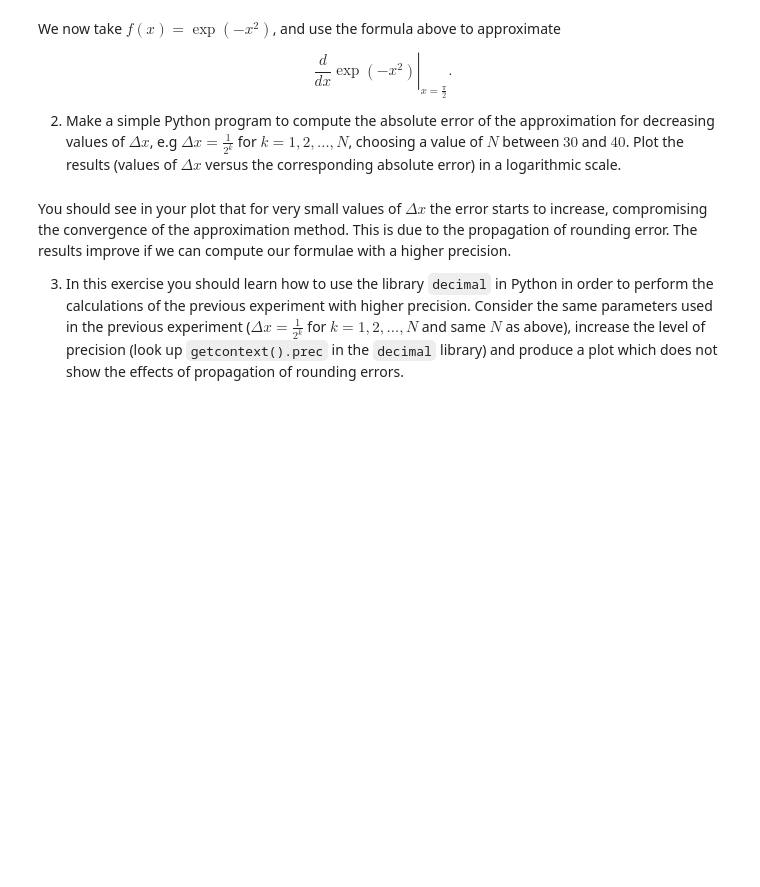
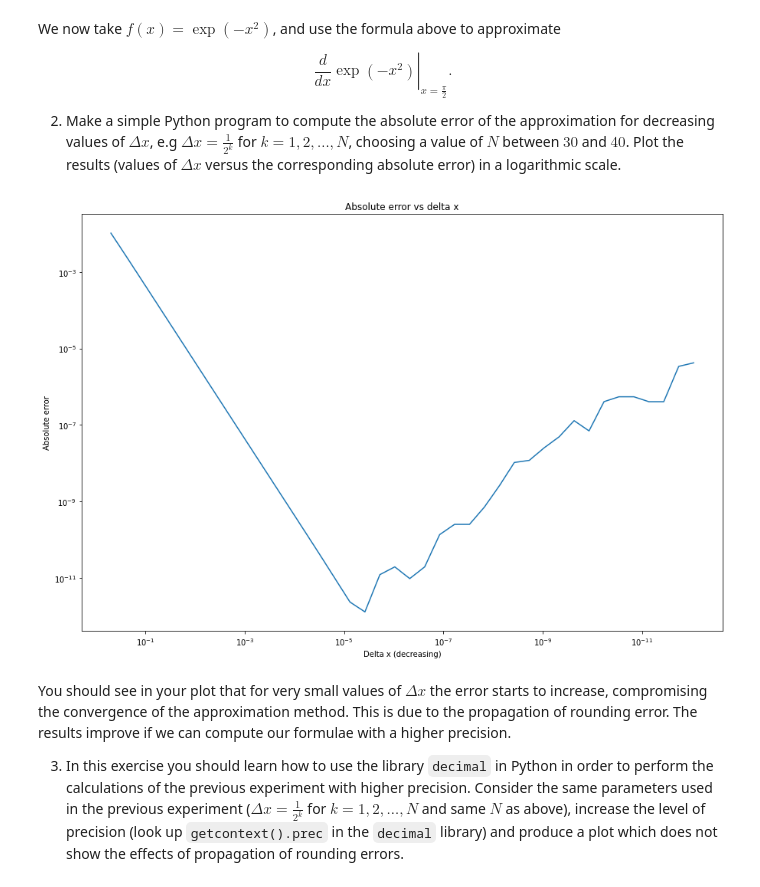
Before and after one commit to BollaBerg/MA2501-Numerical-methods, a Jupyter notebook: project-1/project1.ipynb, the cells around one changed output. Cells and saved outputs as stored; diff of their text form; code cells hidden in the pictures; blank space fills up the shorter version.

```diff
--- a/project-1/project1.ipynb
+++ b/project-1/project1.ipynb
@@ -15,3 +17,6 @@ import decimal as dec
+# %%
+# Set some default params
+plt.rcParams["figure.figsize"] = (15, 10)
 # %% [markdown]
 ## 1 - Propagation of rounding errors
 The following exercise illustrates the effects of propagation of rounding errors in a numerical algorithm.
@@ -36,3 +40,33 @@ Plot the results (values of $\Delta x$ versus the corresponding absolute error)
+# %%
+# Your code
+N = 40
+X = math.pi / 2
+errors = []
+deltas = []
+
+def f(x):
+    return math.exp(-(x**2))
+
+def f_derived(x):
+    return -2 * x * f(x)
+
+for k in range(1, N + 1):
+    delta_x = 1 / (2**k)
+    approximation = (f(X + delta_x/2) - f(X - delta_x/2)) / delta_x
+    actual = f_derived(X)
+    deltas.append(delta_x)
+    errors.append(abs(actual - approximation))
+
+plt.plot(deltas, errors)
+plt.xlabel("Delta x (decreasing)")
+plt.ylabel("Absolute error")
+plt.title("Absolute error vs delta x")
+plt.xscale("log")
+plt.yscale("log")
+plt.gca().invert_xaxis()
+plt.show()
+# %% [output]
+[figure, added]
 # %% [markdown]
 You should see in your plot that for very small values of $\Delta x$ the error starts to increase, compromising the convergence of the approximation method. This is due to the propagation of rounding error. The results improve if we can compute our formulae with a higher precision.
 
```
Also changed, not shown: parts of 6 cells of this notebook.
